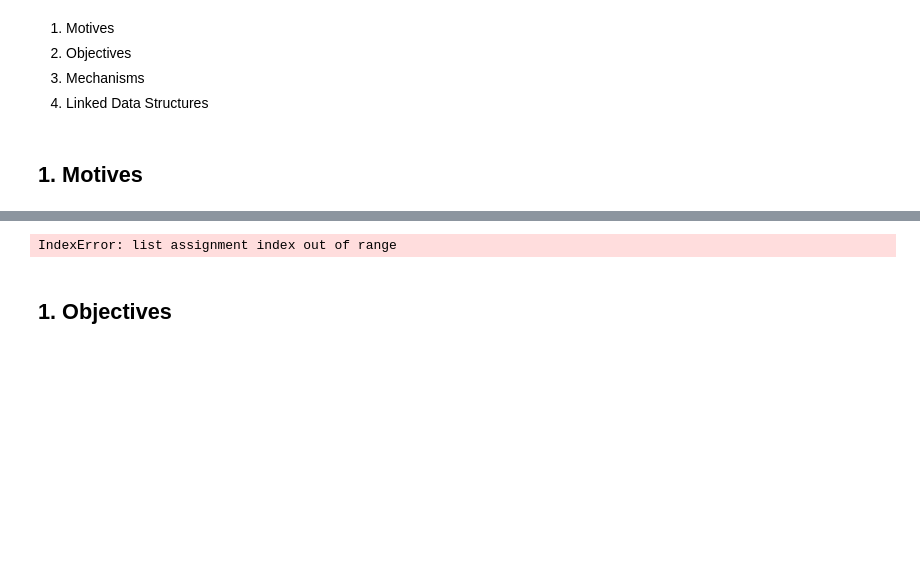
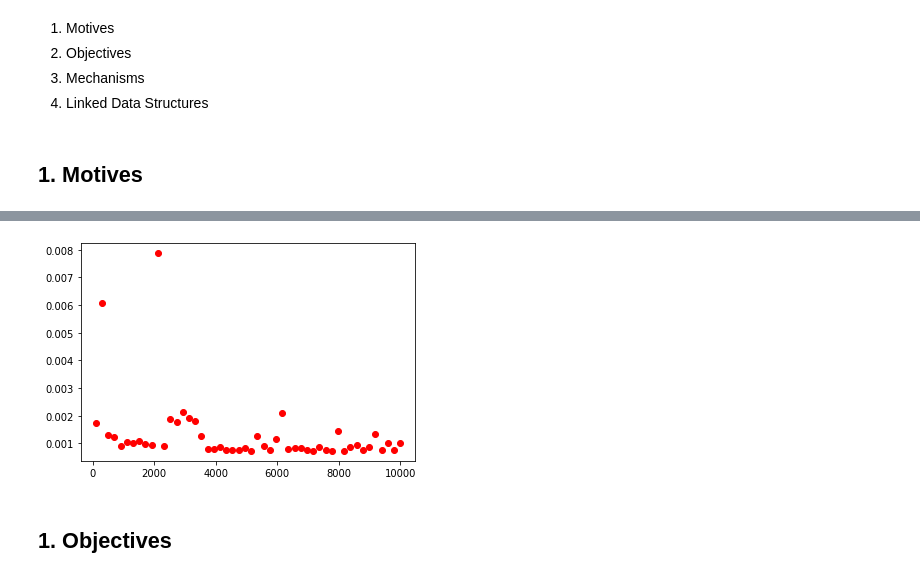
Before and after one commit to IITTeaching/cs331-s21-awehmeyer, a Jupyter notebook: notebook-editable/linked-structures-demo.ipynb, the cells around one changed output, grey strips where cells are left out. Saved outputs shown, nothing was run; the diff lists cells and outputs as text; code cells hidden in the pictures; blank space fills up the shorter version.

```diff
--- a/notebook-editable/linked-structures-demo.ipynb
+++ b/notebook-editable/linked-structures-demo.ipynb
@@ -29,2 +31,18 @@ plt.show()
+# %%
+%matplotlib inline
+import matplotlib.pyplot as plt
+import numpy as np
+from timeit import timeit
+
+def time_array_front_insert_delete(n): ### broken :(
+    return timeit('lst.append(None) ; del lst[{} - 1]'.format(n), 'lst = list(range({}))'.format(n), number = 10000)
+
+ns = np.linspace(100, 10000, 50)
+plt.plot(ns, [time_array_front_insert_delete(int(n)) for n in ns], 'ro')
+plt.show()
+
+### delete from end -> constant
+# %% [output]
+[figure, added]
 # %%
 # consider:
@@ -49,20 +69,6 @@ def concat2(arr1, arr2):
 def concat3(arr1, arr2):
     # O()
     return arr1 + arr2
-# %%
-%matplotlib inline
-import matplotlib.pyplot as plt
-import numpy as np
-from timeit import timeit
-
-def time_array_front_insert_delete(n):
-    return timeit('del lst[{} - 1]'.format(n), 'from __main__ import MyActualArrayList', 'lst = MyActualArrayList''lst = list(range({}))'.format(n), number=1000)
-
-ns = np.linspace(100, 10000, 50)
-plt.plot(ns, [time_array_front_insert_delete(int(n)) for n in ns], 'ro')
-plt.show()
-# %% [output]
-IndexError: list assignment index out of range
 # %% [markdown]
 ## 1.  Objectives
 # %% [markdown]
```
Also changed, not shown: parts of 25 cells of this notebook, 1 other file.
